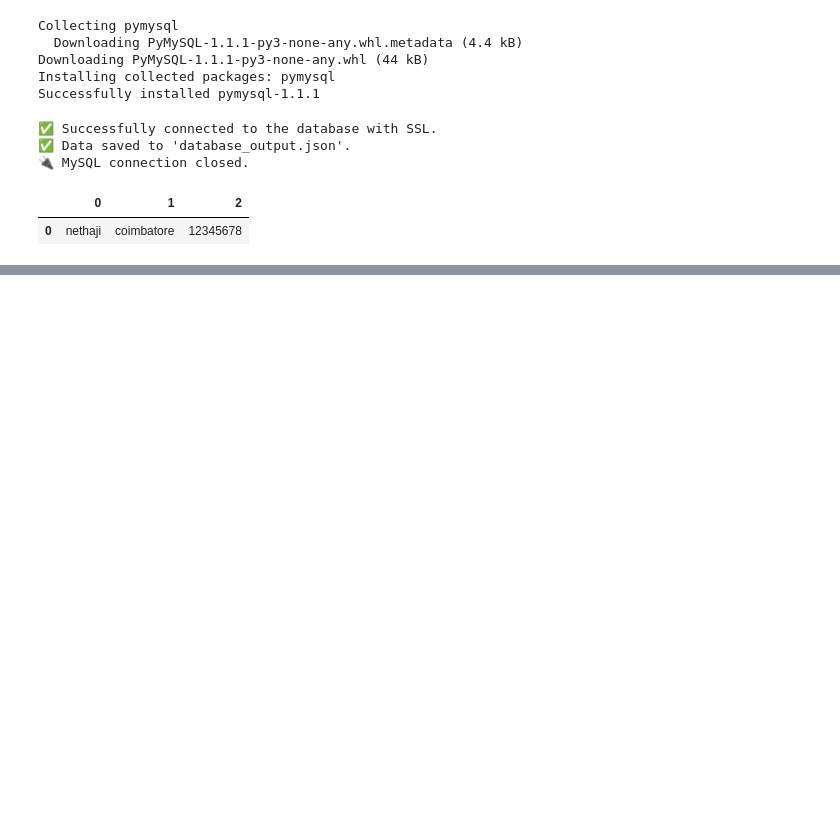
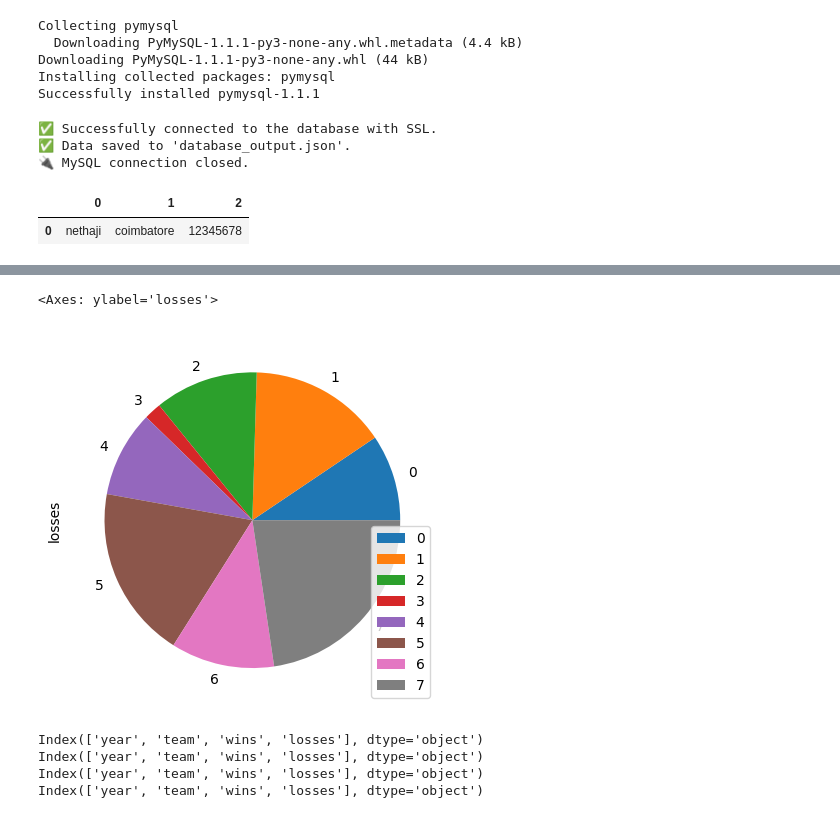
Before and after one commit to gowtham-dd/Data-Science-Basics, a Jupyter notebook: DataEngneering.ipynb, the cells around one changed output, grey strips where cells are left out. Cells and saved outputs as stored; diff of their text form; code cells hidden in the pictures; blank space fills up the shorter version.

```diff
--- a/DataEngneering.ipynb
+++ b/DataEngneering.ipynb
@@ -283,0 +457,15 @@ display(df)
+# %%
+ipl.plot.pie(y='losses')
+# %% [output]
+<Axes: ylabel='losses'>
+[figure, added]
+# %%
+a=ipl.columns
+a
+for i in a:
+  print()
+# %% [output]
+Index(['year', 'team', 'wins', 'losses'], dtype='object')
+Index(['year', 'team', 'wins', 'losses'], dtype='object')
+Index(['year', 'team', 'wins', 'losses'], dtype='object')
+Index(['year', 'team', 'wins', 'losses'], dtype='object')
```
Also changed, not shown: parts of 20 cells of this notebook.
